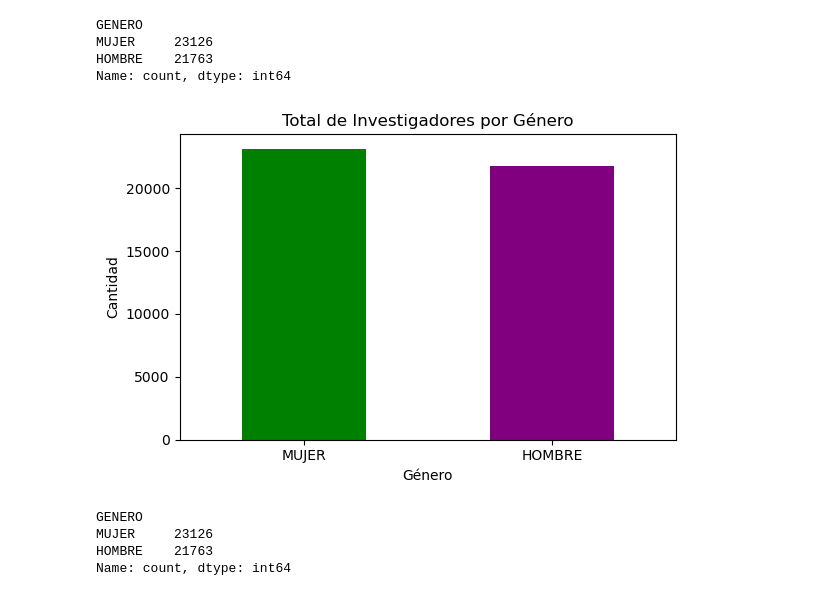
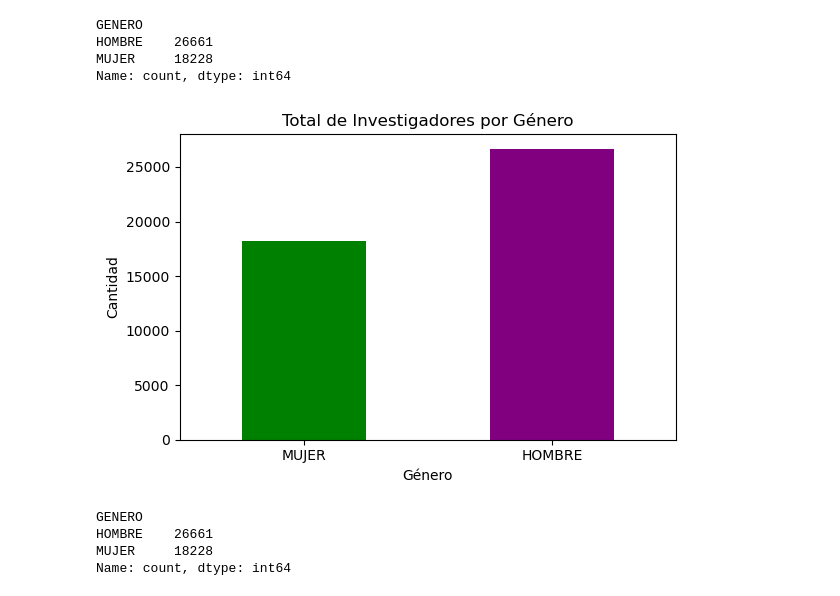
Before and after one commit to isadoji/sni, a Jupyter notebook: sni2025.ipynb, the cells around one changed output. Saved outputs shown, nothing was run; the diff lists cells and outputs as text; code cells hidden in the pictures.

```diff
--- a/sni2025.ipynb
+++ b/sni2025.ipynb
@@ -5,44 +5,26 @@ import numpy as np
 import os
 import seaborn as sns
 # %%
+# Sexo resuelto con el mismo ETL que la app (app/sni_dashboard, SexoResolver). 2025 no trae
+# título (DR./DRA.): el sexo sale sobre todo del CVU, que en 2019, 2021 y 2023 sí lo tiene;
+# después del nombre en otros años y, como último recurso, del catálogo datasets/mujeres.csv.
+# Antes se usaba solo el catálogo sobre el nombre completo, que sobrestimaba a las mujeres.
+import sys
+sys.path.insert(0, 'app')
+from sni_dashboard.etl import generos_por_anio
 
-# Cargar archivos
-df_mujeres = pd.read_csv('datasets/mujeres.csv')
 df_sni = pd.read_excel('datasets/SNI2025.xlsx')
-
-# Normalizar lista de nombres de mujeres
-lista_mujeres = set(df_mujeres['nombre'].str.strip().str.lower())
-
-# Detectar la columna de nombres automáticamente
-columna_nombres = [col for col in df_sni.columns if 'INVESTIGADOR' in col.upper()][0]
-
-# Función para clasificar usando todo el nombre completo
-def clasificar_genero_nombre_completo(nombre_completo):
-    if pd.isna(nombre_completo):
-        return "DESCONOCIDO"
-    partes = nombre_completo.strip().lower().split()
-    for parte in partes:
-        if parte in lista_mujeres:
-            return "MUJER"
-    return "HOMBRE"
-
-# Clasificación usando solo el tercer nombre como referencia
-#df_sni['PRIMER_NOMBRE'] = df_sni[columna_nombres].str.strip().str.split().str[2].str.lower()
-#df_sni['GENERO_POR_TERCER_NOMBRE'] = df_sni['PRIMER_NOMBRE'].apply(lambda x: "MUJER" if x in lista_mujeres else "HOMBRE")
-
-# Clasificación usando coincidencia en todo el nombre
-df_sni['GENERO'] = df_sni[columna_nombres].apply(clasificar_genero_nombre_completo)
+genero = generos_por_anio()[2025]
+assert genero.index.equals(df_sni.index)
+df_sni['GENERO'] = genero
 
 # Guardar resultados
 df_sni.to_excel('datasets/SNI2025_CLASIFICADO.xlsx', index=False)
-
-# Mostrar conteos
-#print(df_sni['GENERO_POR_TERCER_NOMBRE'].value_counts())
 print(df_sni['GENERO'].value_counts())
 # %% [output]
 GENERO
-MUJER     23126
-HOMBRE    21763
+HOMBRE    26661
+MUJER     18228
 Name: count, dtype: int64
 # %%
 # Cargar el archivo SNI 2025 clasificado
@@ -53,23 +35,24 @@ df['ÁREA DE CONOCIMIENTO'] = df['ÁREA DE CONOCIMIENTO'].str.strip()
 # %%
 df_hombres = df[df['GENERO'] == 'HOMBRE']
 df_mujeres = df[df['GENERO'] == 'MUJER']
 
 # Gráfico 1: Conteo general por género
-df['GENERO'].value_counts().plot(kind='bar', color=['green','purple'], figsize=(6,4))
+conteo_genero = df['GENERO'].value_counts().reindex(['MUJER', 'HOMBRE'])
+conteo_genero.plot(kind='bar', color=['green', 'purple'], figsize=(6,4))
 plt.title('Total de Investigadores por Género')
 plt.ylabel('Cantidad')
 plt.xlabel('Género')
 plt.xticks(rotation=0)
 plt.tight_layout()
 #save plot in jpg format
 plt.savefig('fig_sni/genero_2025.jpg', format='jpg', dpi=300, bbox_inches='tight')
 plt.show()
 print (df['GENERO'].value_counts())
 # %% [output]
-[figure, old version]
+[figure, new version]
 GENERO
-MUJER     23126
-HOMBRE    21763
+HOMBRE    26661
+MUJER     18228
 Name: count, dtype: int64
 # %%
 # Gráfico 2: Hombres/mujeres por Área de Conocimient
```
Also changed, not shown: parts of 7 cells of this notebook, 49 other files.
